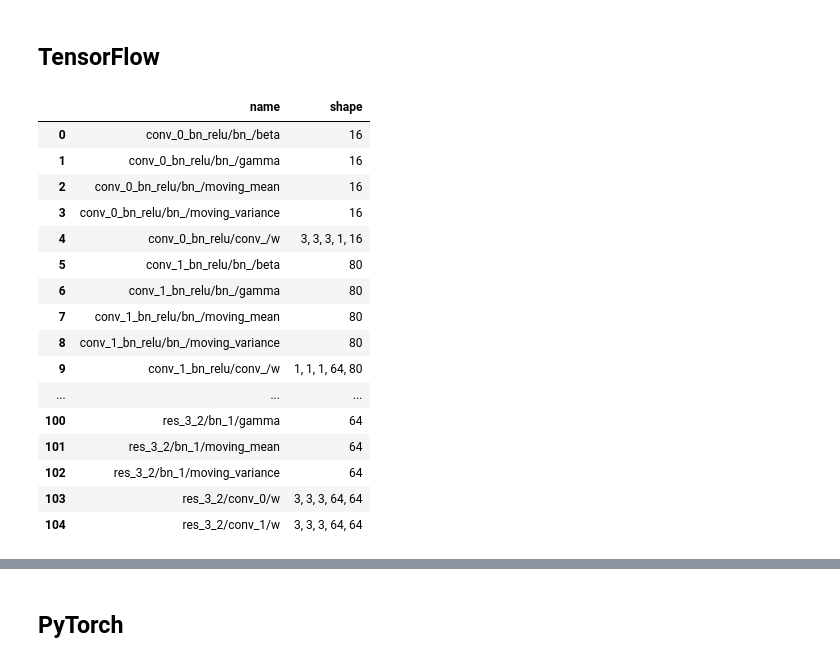
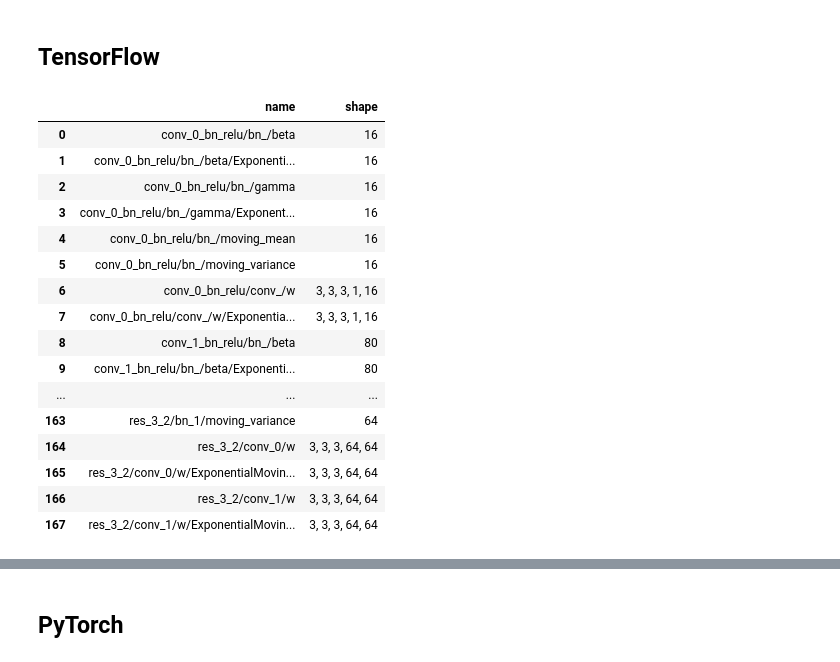
Before and after one commit to fepegar/tf2pt, a Jupyter notebook: HighRes3DNetWeights.ipynb, the cells around one changed output, grey strips where cells are left out. Saved outputs shown, nothing was run; the diff lists cells and outputs as text; code cells hidden in the pictures.

```diff
--- a/HighRes3DNetWeights.ipynb
+++ b/HighRes3DNetWeights.ipynb
@@ -30,43 +30,42 @@ filter_variables = True
 # %%
 tf.reset_default_graph()
 
 rows = []
 variables_dict = OrderedDict()
 variables_list = tf.train.list_variables(str(checkpoint_path))
 for name, shape in variables_list:
     if filter_variables:
         if (
-            'Adam' in name
-            or 'Exponential' in name
-            or 'biased' in name
-            or not shape
+            'Adam' in name  # used for training
+            or 'biased' in name  # I don't what these are
+            or not shape  # empty variables
         ):
             continue
     variables_dict[name] = tf.get_variable(name, shape=shape)
     name = name.replace('HighRes3DNet/', '')
     shape = ', '.join(str(n) for n in shape)
     row = {'name': name, 'shape': shape}
     rows.append(row)
 df_tf = pd.DataFrame.from_dict(rows)
 df_tf
 # %% [output]
 |  | name | shape |
 | 0 | conv_0_bn_relu/bn_/beta | 16 |
-| 1 | conv_0_bn_relu/bn_/gamma | 16 |
-| 2 | conv_0_bn_relu/bn_/moving_mean | 16 |
-| 3 | conv_0_bn_relu/bn_/moving_variance | 16 |
-| 4 | conv_0_bn_relu/conv_/w | 3, 3, 3, 1, 16 |
-| 5 | conv_1_bn_relu/bn_/beta | 80 |
-| 6 | conv_1_bn_relu/bn_/gamma | 80 |
-| 7 | conv_1_bn_relu/bn_/moving_mean | 80 |
-| 8 | conv_1_bn_relu/bn_/moving_variance | 80 |
-| 9 | conv_1_bn_relu/conv_/w | 1, 1, 1, 64, 80 |
+| 1 | conv_0_bn_relu/bn_/beta/Exponenti... | 16 |
+| 2 | conv_0_bn_relu/bn_/gamma | 16 |
+| 3 | conv_0_bn_relu/bn_/gamma/Exponent... | 16 |
+| 4 | conv_0_bn_relu/bn_/moving_mean | 16 |
+| 5 | conv_0_bn_relu/bn_/moving_variance | 16 |
+| 6 | conv_0_bn_relu/conv_/w | 3, 3, 3, 1, 16 |
+| 7 | conv_0_bn_relu/conv_/w/Exponentia... | 3, 3, 3, 1, 16 |
+| 8 | conv_1_bn_relu/bn_/beta | 80 |
+| 9 | conv_1_bn_relu/bn_/beta/Exponenti... | 80 |
 | ... | ... | ... |
-| 100 | res_3_2/bn_1/gamma | 64 |
-| 101 | res_3_2/bn_1/moving_mean | 64 |
-| 102 | res_3_2/bn_1/moving_variance | 64 |
-| 103 | res_3_2/conv_0/w | 3, 3, 3, 64, 64 |
-| 104 | res_3_2/conv_1/w | 3, 3, 3, 64, 64 |
+| 163 | res_3_2/bn_1/moving_variance | 64 |
+| 164 | res_3_2/conv_0/w | 3, 3, 3, 64, 64 |
+| 165 | res_3_2/conv_0/w/ExponentialMovin... | 3, 3, 3, 64, 64 |
+| 166 | res_3_2/conv_1/w | 3, 3, 3, 64, 64 |
+| 167 | res_3_2/conv_1/w/ExponentialMovin... | 3, 3, 3, 64, 64 |
 # %%
 saver = tf.train.Saver()
 state_dict_tf = {}
```
Also changed, not shown: parts of 8 cells of this notebook, 1 other file.
